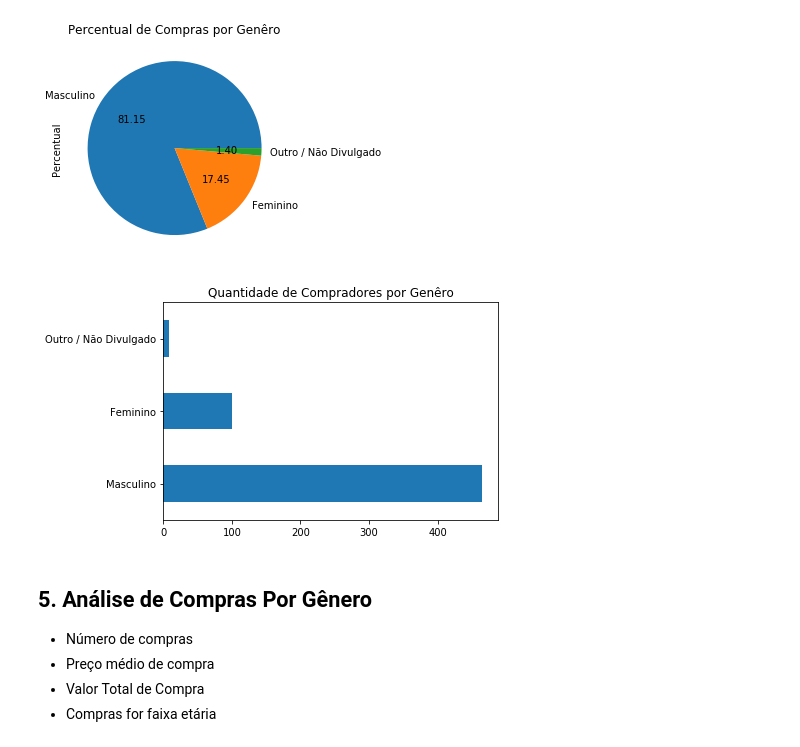
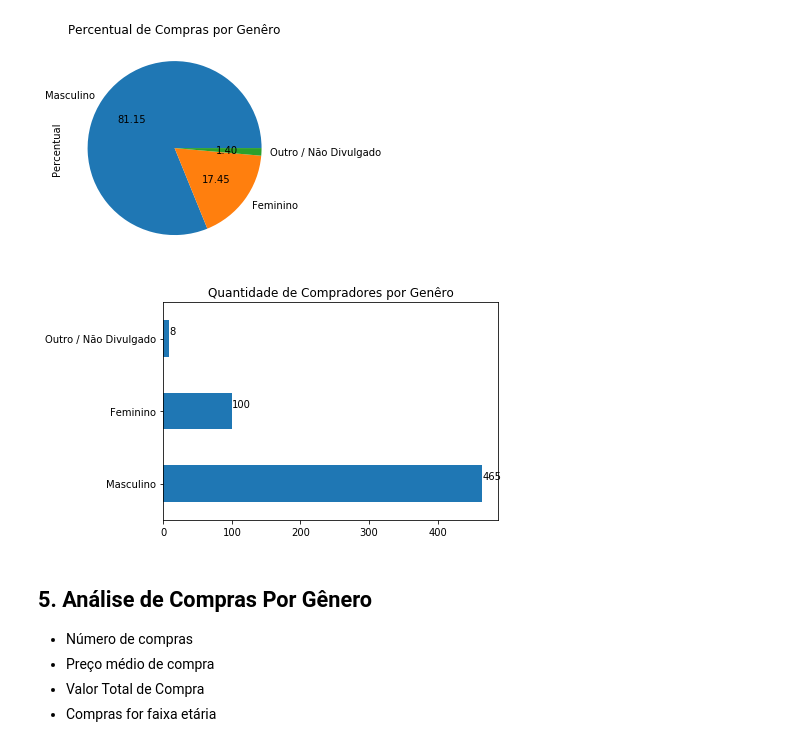
Before and after one commit to ralsouza/python_fundamentos, a Jupyter notebook: src/05_desafio/05_missao05.ipynb, the cells around one changed output. Saved outputs shown, nothing was run; the diff lists cells and outputs as text; code cells hidden in the pictures.

```diff
--- a/src/05_desafio/05_missao05.ipynb
+++ b/src/05_desafio/05_missao05.ipynb
@@ -236,8 +232,12 @@ plot = analise_demografica['Percentual'].plot(kind='pie',
 # %%
 plot = analise_demografica['Qtd. Compradores'].plot(kind='barh',
                                                     title='Quantidade de Compradores por Genêro')
+# Add labels
+for i in plot.patches:
+    plot.text(i.get_width()+.1, i.get_y()+.31, \
+            str(round((i.get_width()), 2)), fontsize=10)
 # %% [output]
-[figure, old version]
+[figure, new version]
 # %% [markdown]
 ## **5. Análise de Compras Por Gênero**
 
```
Also changed, not shown: parts of 5 cells of this notebook.
